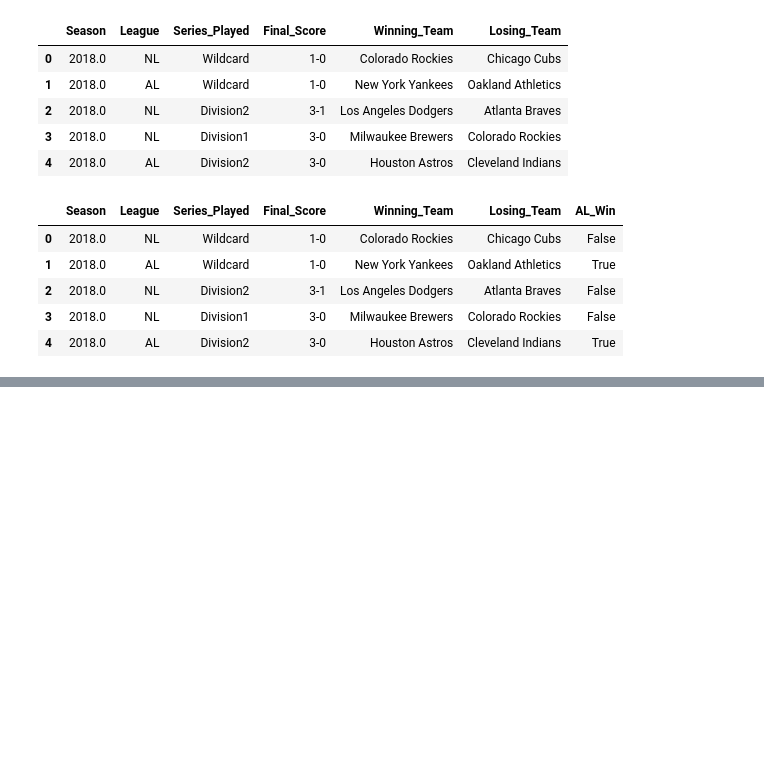
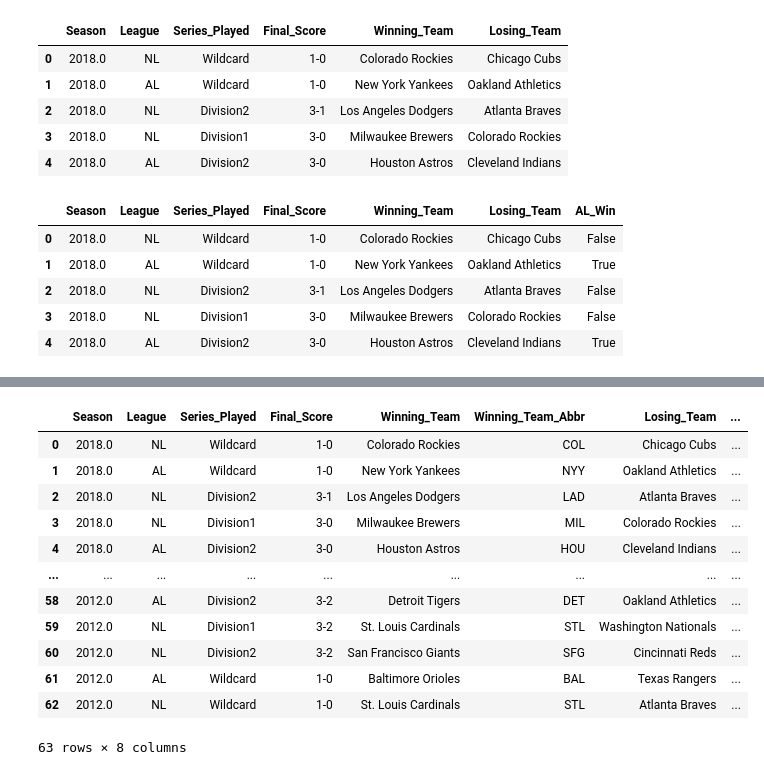
Before and after one commit to DS4200-S22/final-project-mlb-team-spending, a Jupyter notebook: data/Postseason_Data.ipynb, the cells around one changed output, grey strips where cells are left out. Saved outputs shown, nothing was run; the diff lists cells and outputs as text; code cells hidden in the pictures; blank space fills up the shorter version.

```diff
--- a/data/Postseason_Data.ipynb
+++ b/data/Postseason_Data.ipynb
@@ -224 +327,21 @@ df_postseason_final.head()
+# %%
+# reorder the columns
+final_df_postseason = df_postseason_constrained[['Season', 'League', 'Series_Played', 'Final_Score',
+                                                 'Winning_Team', 'Winning_Team_Abbr',
+                                                 'Losing_Team', 'Losing_Team_Abbr']]
+final_df_postseason
+# %% [output]
+|  | Season | League | Series_Played | Final_Score | Winning_Team | Winning_Team_Abbr | Losing_Team | ... |
+| 0 | 2018.0 | NL | Wildcard | 1-0 | Colorado Rockies | COL | Chicago Cubs | ... |
+| 1 | 2018.0 | AL | Wildcard | 1-0 | New York Yankees | NYY | Oakland Athletics | ... |
+| 2 | 2018.0 | NL | Division2 | 3-1 | Los Angeles Dodgers | LAD | Atlanta Braves | ... |
+| 3 | 2018.0 | NL | Division1 | 3-0 | Milwaukee Brewers | MIL | Colorado Rockies | ... |
+| 4 | 2018.0 | AL | Division2 | 3-0 | Houston Astros | HOU | Cleveland Indians | ... |
+| ... | ... | ... | ... | ... | ... | ... | ... | ... |
+| 58 | 2012.0 | AL | Division2 | 3-2 | Detroit Tigers | DET | Oakland Athletics | ... |
+| 59 | 2012.0 | NL | Division1 | 3-2 | St. Louis Cardinals | STL | Washington Nationals | ... |
+| 60 | 2012.0 | NL | Division2 | 3-2 | San Francisco Giants | SFG | Cincinnati Reds | ... |
+| 61 | 2012.0 | AL | Wildcard | 1-0 | Baltimore Orioles | BAL | Texas Rangers | ... |
+| 62 | 2012.0 | NL | Wildcard | 1-0 | St. Louis Cardinals | STL | Atlanta Braves | ... |
+63 rows × 8 columns
 # %%
```
Also changed, not shown: parts of 7 cells of this notebook, 5 other files.
